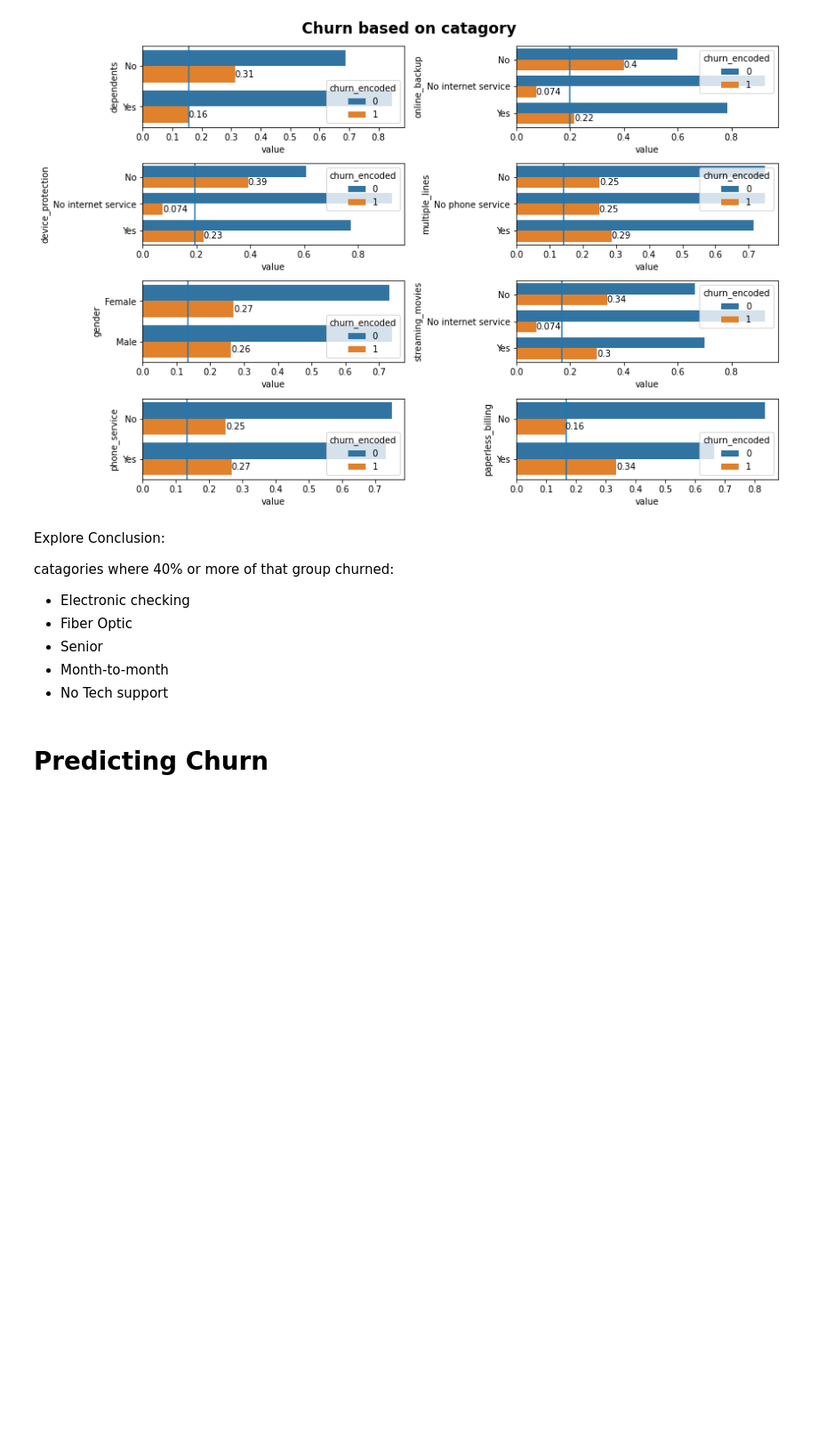
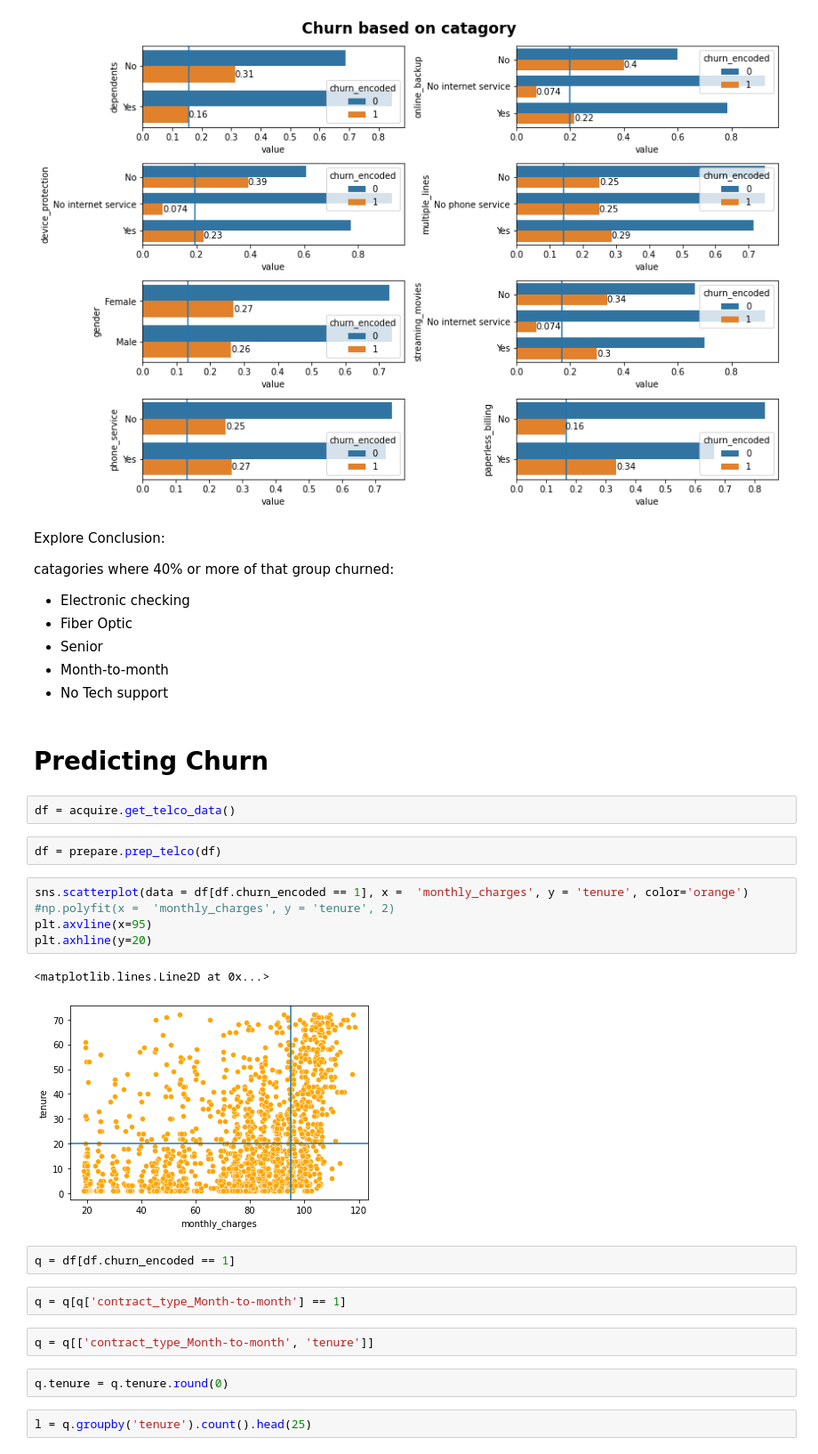
Before and after one commit to Jgardin875/Telco_Churn_Analysis, a Jupyter notebook: Explore.ipynb, the cells around one changed output. Shown: that part at 89% size. Saved outputs shown, nothing was run; the diff lists cells and outputs as text; blank space fills up the shorter version.

```diff
--- a/Explore.ipynb
+++ b/Explore.ipynb
@@ -289,3 +289,25 @@ catagories where 40% or more of that group churned:
 - No Tech support
 # %% [markdown]
 # Predicting Churn
+# %%
+df = acquire.get_telco_data()
+# %%
+df = prepare.prep_telco(df)
+# %%
+sns.scatterplot(data = df[df.churn_encoded == 1], x =  'monthly_charges', y = 'tenure', color='orange')
+#np.polyfit(x =  'monthly_charges', y = 'tenure', 2)
+plt.axvline(x=95)
+plt.axhline(y=20)
+# %% [output]
+<matplotlib.lines.Line2D at 0x...>
+[figure, added]
+# %%
+q = df[df.churn_encoded == 1]
+# %%
+q = q[q['contract_type_Month-to-month'] == 1]
+# %%
+q = q[['contract_type_Month-to-month', 'tenure']]
+# %%
+q.tenure = q.tenure.round(0)
+# %%
+l = q.groupby('tenure').count().head(25)
```
Also changed, not shown: parts of 1 cell of this notebook, 2 other files.
